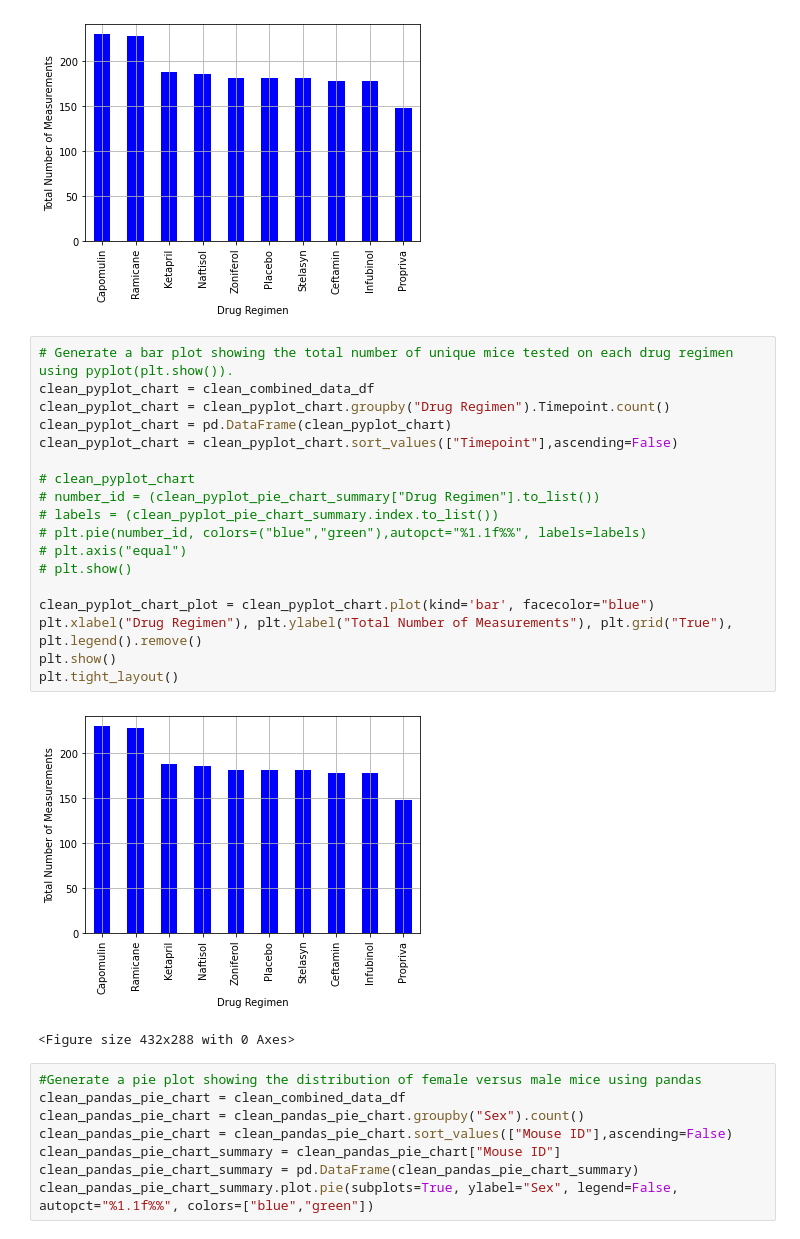
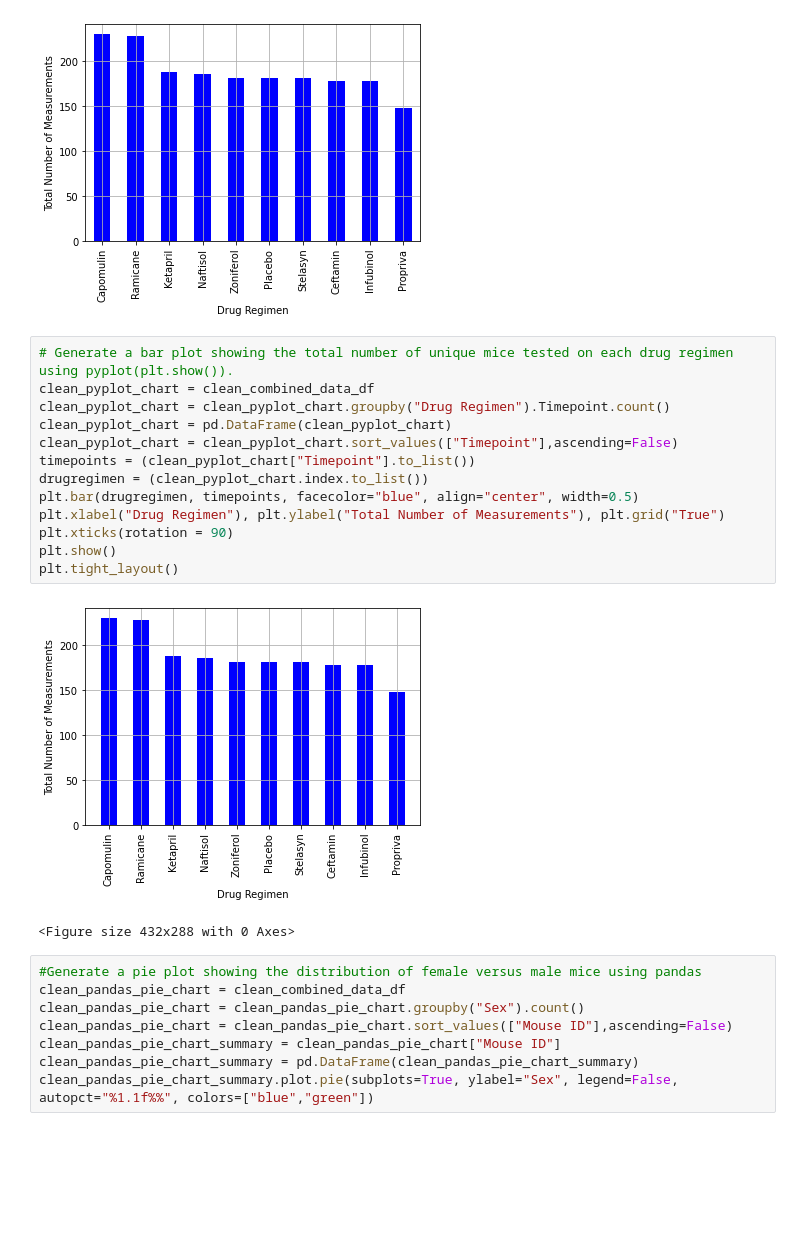
Before and after one commit to lcswsher/Matplotlib_challenge, a Jupyter notebook: pymaceuticals_starter.ipynb, the cells around one changed output. Saved outputs shown, nothing was run; the diff lists cells and outputs as text; blank space fills up the shorter version.

Commit message:
updates to bar chart showing the total number of unique mice using the Matplotlib or plt methodology

```diff
--- a/pymaceuticals_starter.ipynb
+++ b/pymaceuticals_starter.ipynb
@@ -147,23 +148,18 @@ clean_pandas_chart.plot.bar(xlabel="Drug Regimen", ylabel="Total Number of Measu
 # %%
 # Generate a bar plot showing the total number of unique mice tested on each drug regimen using pyplot(plt.show()).
 clean_pyplot_chart = clean_combined_data_df
 clean_pyplot_chart = clean_pyplot_chart.groupby("Drug Regimen").Timepoint.count()
 clean_pyplot_chart = pd.DataFrame(clean_pyplot_chart)
 clean_pyplot_chart = clean_pyplot_chart.sort_values(["Timepoint"],ascending=False)
-
-# clean_pyplot_chart
-# number_id = (clean_pyplot_pie_chart_summary["Drug Regimen"].to_list())
-# labels = (clean_pyplot_pie_chart_summary.index.to_list())
-# plt.pie(number_id, colors=("blue","green"),autopct="%1.1f%%", labels=labels)
-# plt.axis("equal")
-# plt.show()
-
-clean_pyplot_chart_plot = clean_pyplot_chart.plot(kind='bar', facecolor="blue")
-plt.xlabel("Drug Regimen"), plt.ylabel("Total Number of Measurements"), plt.grid("True"), plt.legend().remove()
+timepoints = (clean_pyplot_chart["Timepoint"].to_list())
+drugregimen = (clean_pyplot_chart.index.to_list())
+plt.bar(drugregimen, timepoints, facecolor="blue", align="center", width=0.5)
+plt.xlabel("Drug Regimen"), plt.ylabel("Total Number of Measurements"), plt.grid("True")
+plt.xticks(rotation = 90)
 plt.show()
 plt.tight_layout()
 # %% [output]
-[figure, old version]
+[figure, new version]
 <Figure size 432x288 with 0 Axes>
 # %%
 #Generate a pie plot showing the distribution of female versus male mice using pandas
```
Also changed, not shown: parts of 2 cells of this notebook.
